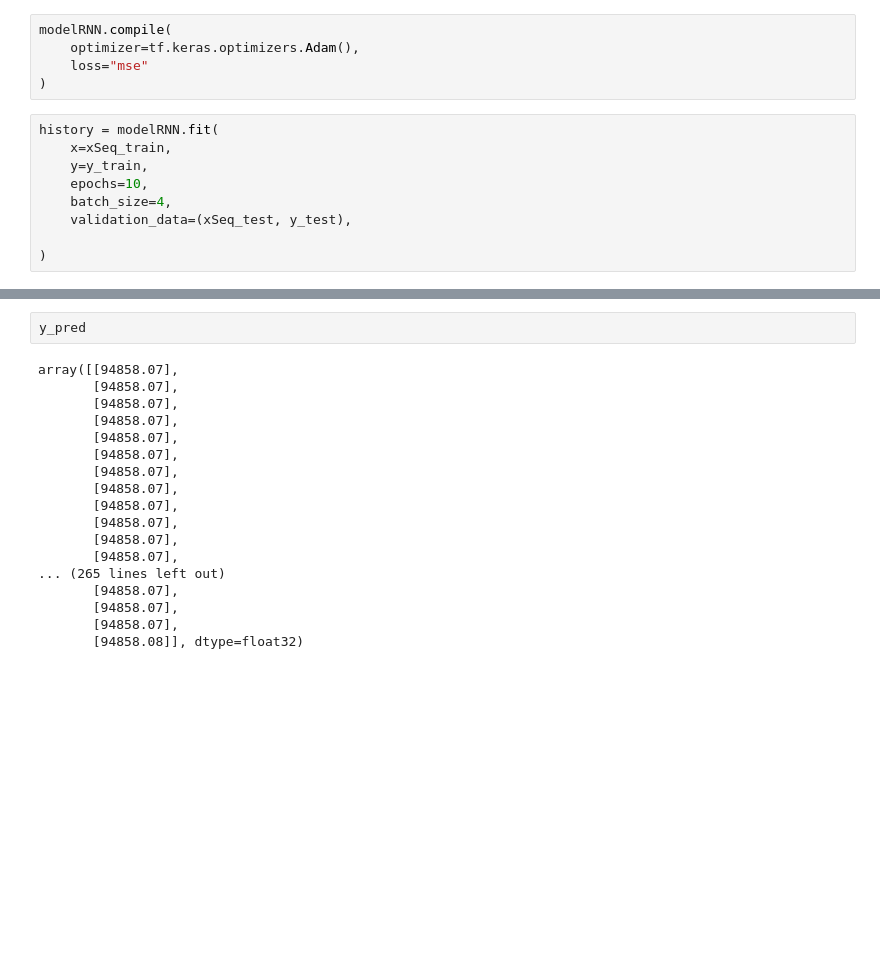
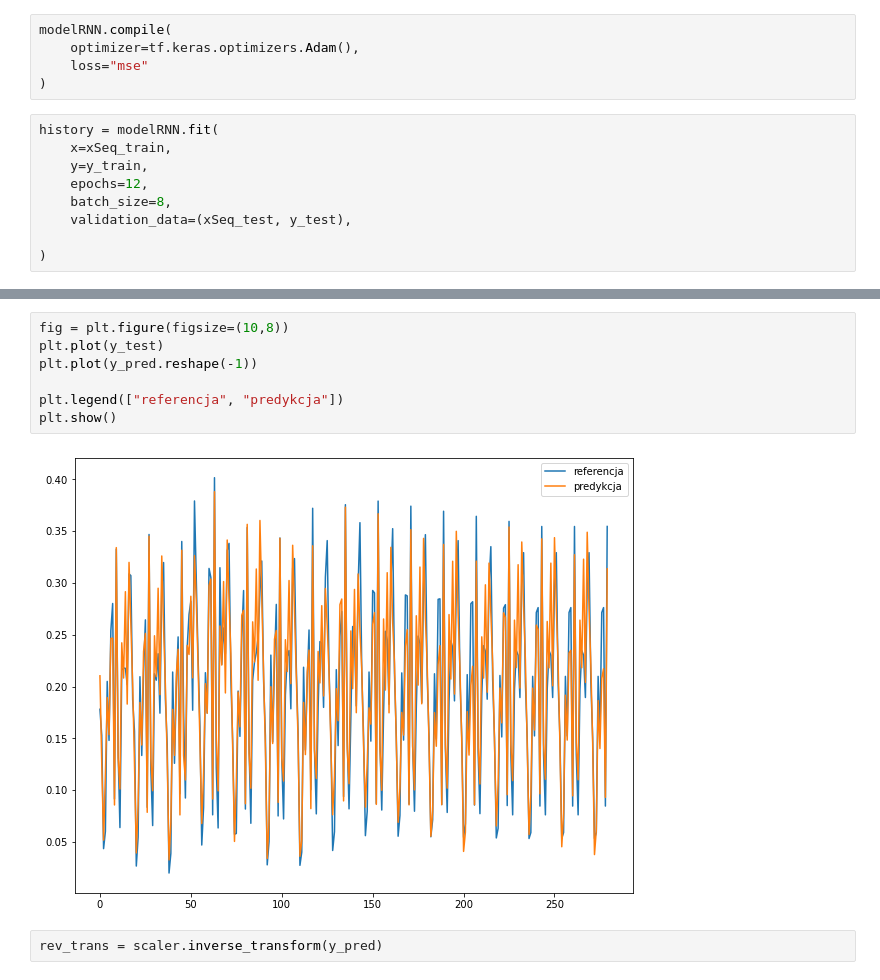
Before and after one commit to infoshareacademy/jdszr6-World-data-analysis, a Jupyter notebook: Projekt_DL/Walmart_prediction3.ipynb, the cells around one changed output, grey strips where cells are left out. Saved outputs shown, nothing was run; the diff lists cells and outputs as text; blank space fills up the shorter version.

```diff
--- a/Projekt_DL/Walmart_prediction3.ipynb
+++ b/Projekt_DL/Walmart_prediction3.ipynb
@@ -243,8 +202,8 @@ modelRNN.compile(
 history = modelRNN.fit(
     x=xSeq_train,
     y=y_train,
-    epochs=10,
-    batch_size=4,
+    epochs=12,
+    batch_size=8,
     validation_data=(xSeq_test, y_test),
 
 )
@@ -288,20 +244,11 @@ mean_absolute_percentage_error(y_test,y_pred)
-# %%
-y_pred
-# %% [output]
-array([[94858.07],
-       [94858.07],
-       [94858.07],
-       [94858.07],
-       [94858.07],
-       [94858.07],
-       [94858.07],
-       [94858.07],
-       [94858.07],
-       [94858.07],
-       [94858.07],
-       [94858.07],
-... (265 lines left out)
-       [94858.07],
-       [94858.07],
-       [94858.07],
-       [94858.08]], dtype=float32)
+# %%
+fig = plt.figure(figsize=(10,8))
+plt.plot(y_test)
+plt.plot(y_pred.reshape(-1))
+
+plt.legend(["referencja", "predykcja"])
+plt.show()
+# %% [output]
+[figure, added]
+# %%
+rev_trans = scaler.inverse_transform(y_pred)
```
Also changed, not shown: parts of 22 cells of this notebook.
